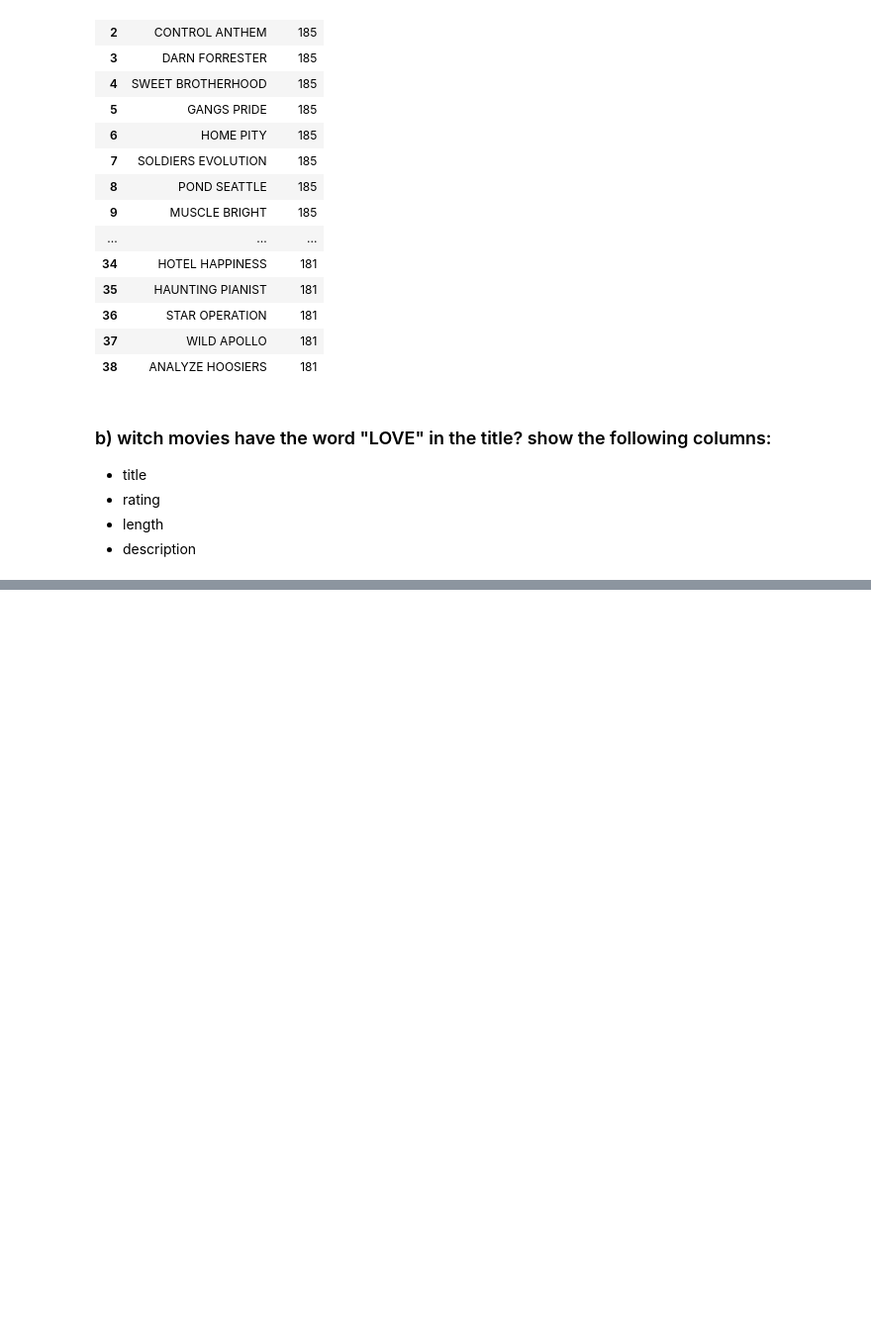
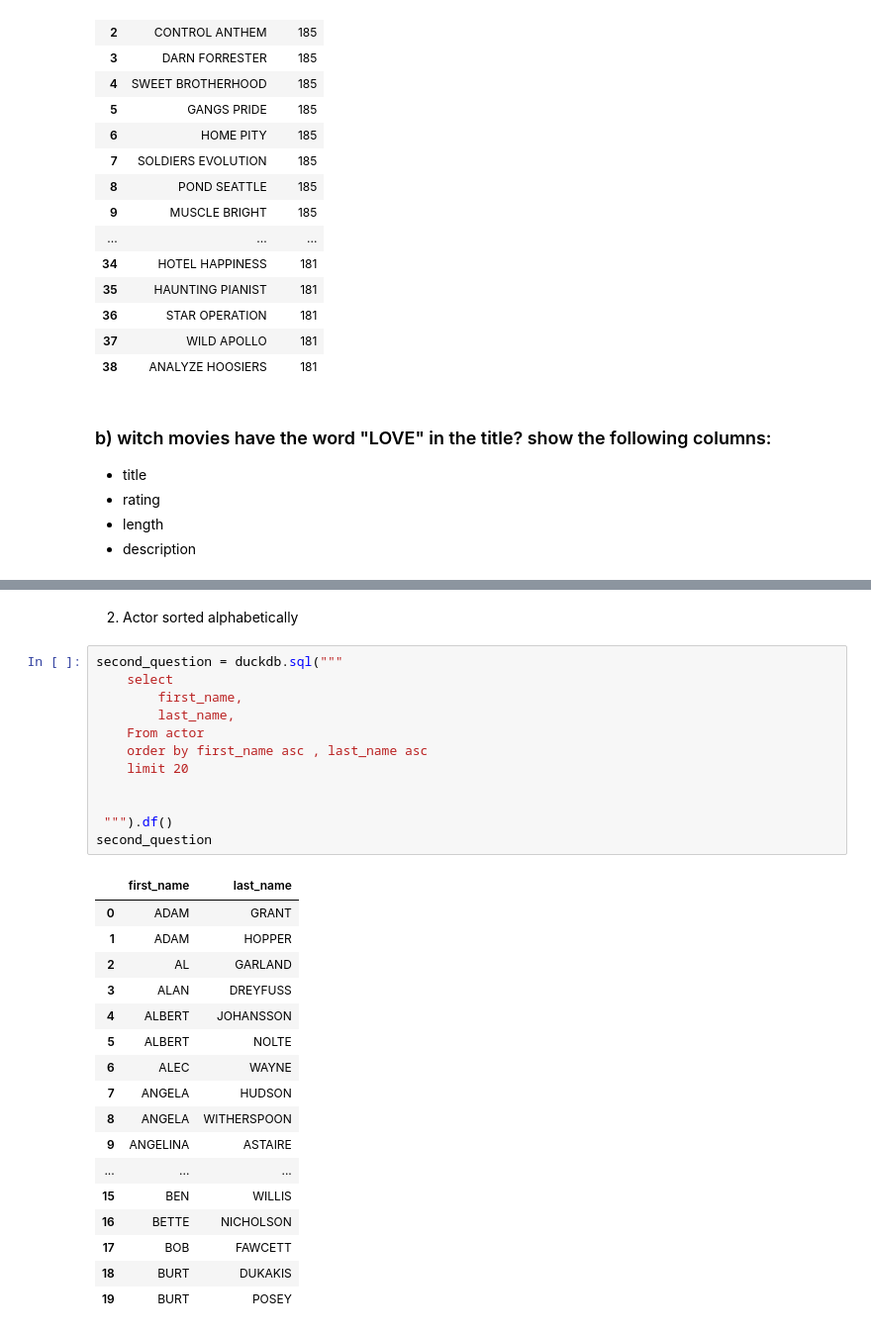
Before and after one commit to Zm-ah/sql_Zineb_Moihib_lab_DE25, a Jupyter notebook: connect_duckdb_python.ipynb, the cells around one changed output, grey strips where cells are left out. Shown at 99% size. Saved outputs shown, nothing was run; the diff lists cells and outputs as text; blank space fills up the shorter version.

```diff
--- a/connect_duckdb_python.ipynb
+++ b/connect_duckdb_python.ipynb
@@ -184,0 +299,32 @@ Word_love
+# %% [markdown]
+2) Actor sorted alphabetically
+# %%
+second_question = duckdb.sql("""
+    select
+        first_name,
+        last_name,
+    From actor
+    order by first_name asc , last_name asc
+    limit 20
+
+
+ """).df()
+second_question
+# %% [output]
+|  | first_name | last_name |
+| 0 | ADAM | GRANT |
+| 1 | ADAM | HOPPER |
+| 2 | AL | GARLAND |
+| 3 | ALAN | DREYFUSS |
+| 4 | ALBERT | JOHANSSON |
+| 5 | ALBERT | NOLTE |
+| 6 | ALEC | WAYNE |
+| 7 | ANGELA | HUDSON |
+| 8 | ANGELA | WITHERSPOON |
+| 9 | ANGELINA | ASTAIRE |
+| ... | ... | ... |
+| 15 | BEN | WILLIS |
+| 16 | BETTE | NICHOLSON |
+| 17 | BOB | FAWCETT |
+| 18 | BURT | DUKAKIS |
+| 19 | BURT | POSEY |
```
Also changed, not shown: parts of 25 cells of this notebook.
